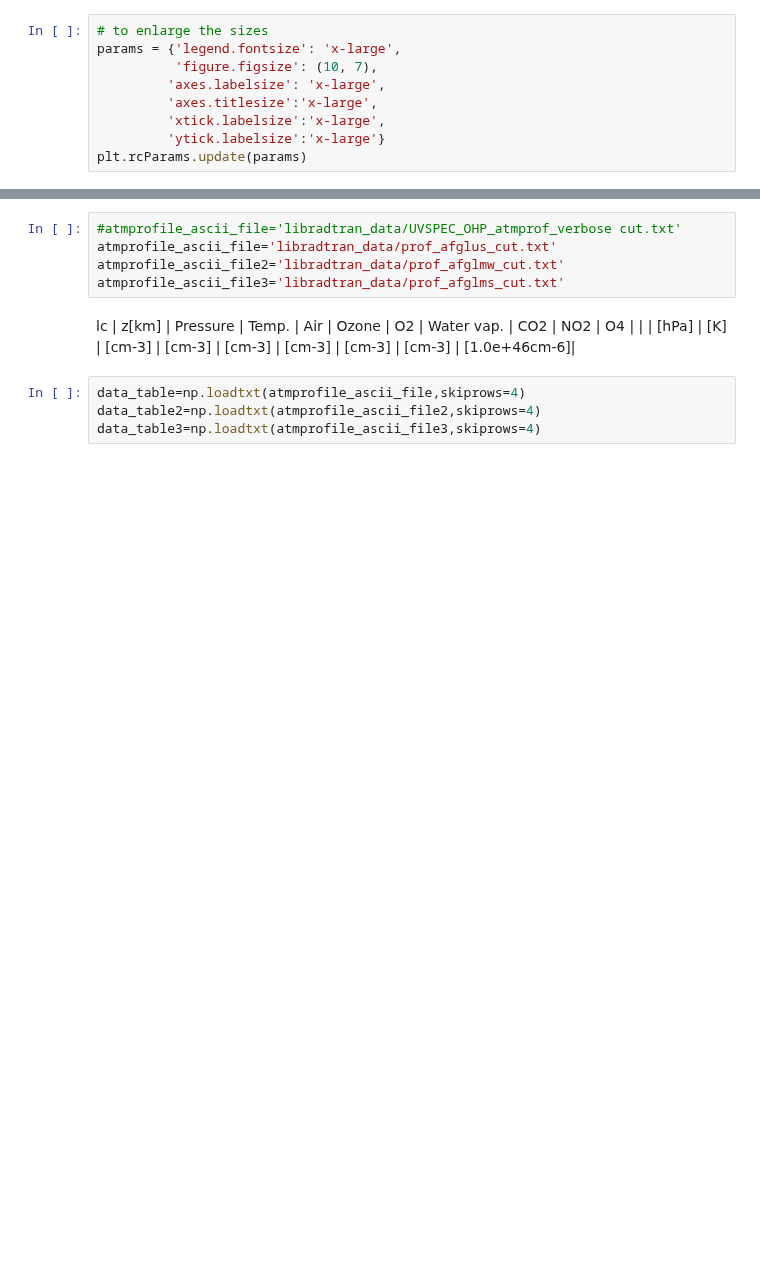
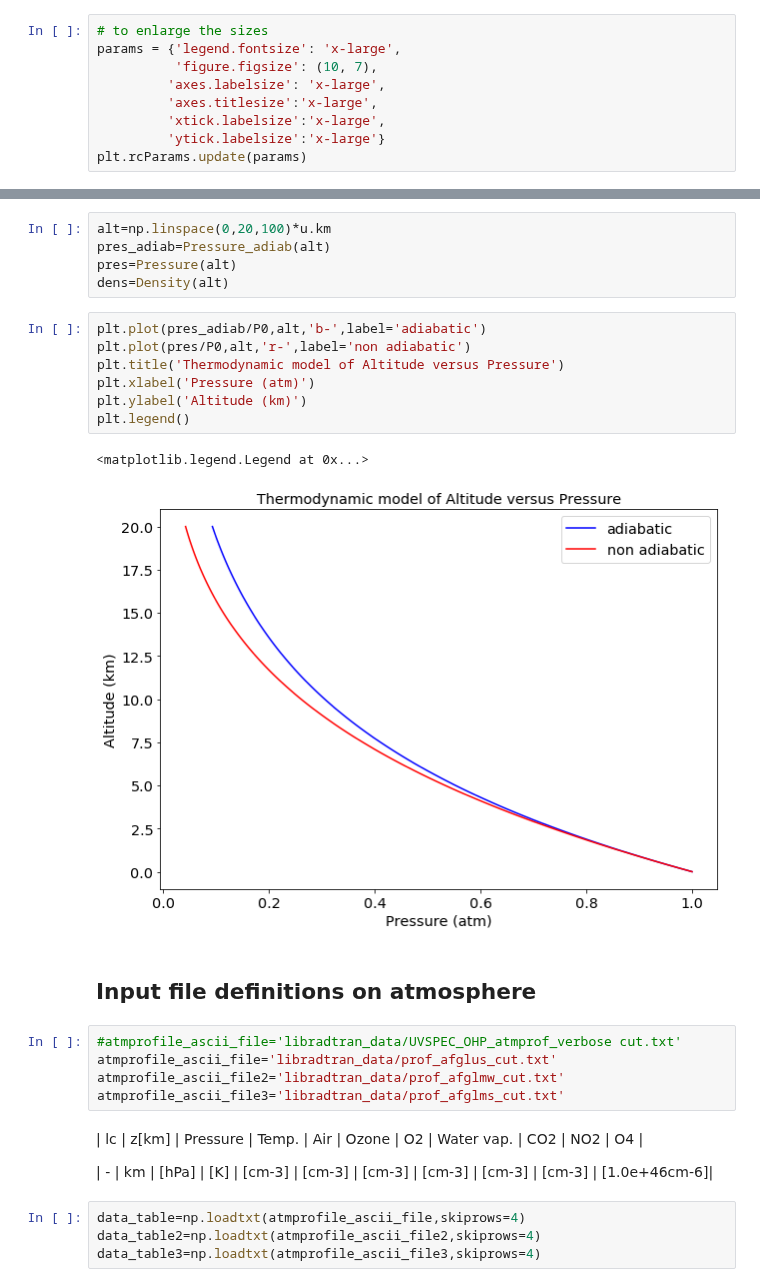
Before and after one commit to sylvielsstfr/PC5AtmStudies, a Jupyter notebook: OHP_Studies/atm_prof_OHP.ipynb, the cells around one changed output, grey strips where cells are left out. Drawn from its saved outputs; the diff is of its cells as text; blank space fills up the shorter version.

```diff
--- a/OHP_Studies/atm_prof_OHP.ipynb
+++ b/OHP_Studies/atm_prof_OHP.ipynb
@@ -31,11 +75,29 @@ plt.rcParams.update(params)
+# %%
+alt=np.linspace(0,20,100)*u.km
+pres_adiab=Pressure_adiab(alt)
+pres=Pressure(alt)
+dens=Density(alt)
+# %%
+plt.plot(pres_adiab/P0,alt,'b-',label='adiabatic')
+plt.plot(pres/P0,alt,'r-',label='non adiabatic')
+plt.title('Thermodynamic model of Altitude versus Pressure')
+plt.xlabel('Pressure (atm)')
+plt.ylabel('Altitude (km)')
+plt.legend()
+# %% [output]
+<matplotlib.legend.Legend at 0x...>
+[figure, added]
+# %% [markdown]
+## Input file definitions on atmosphere
 # %%
 #atmprofile_ascii_file='libradtran_data/UVSPEC_OHP_atmprof_verbose cut.txt'
 atmprofile_ascii_file='libradtran_data/prof_afglus_cut.txt'
 atmprofile_ascii_file2='libradtran_data/prof_afglmw_cut.txt'
 atmprofile_ascii_file3='libradtran_data/prof_afglms_cut.txt'
 # %% [markdown]
-lc |  z[km]  |  Pressure  | Temp.  |    Air      |   Ozone     |     O2      | Water vap.  |    CO2      |    NO2      |      O4      |
-     |         |   [hPa]    |  [K]   |   [cm-3]    |   [cm-3]    |   [cm-3]    |   [cm-3]    |   [cm-3]    |   [cm-3]    | [1.0e+46cm-6]|
+| lc |  z[km]  |  Pressure  | Temp.  |    Air      |   Ozone     |     O2      | Water vap.  |    CO2      |    NO2      |      O4      |
+
+|  -   |   km      |   [hPa]    |  [K]   |   [cm-3]    |   [cm-3]    |   [cm-3]    |   [cm-3]    |   [cm-3]    |   [cm-3]    | [1.0e+46cm-6]|
 # %%
 data_table=np.loadtxt(atmprofile_ascii_file,skiprows=4)
 data_table2=np.loadtxt(atmprofile_ascii_file2,skiprows=4)
```
Also changed, not shown: parts of 37 cells of this notebook, 1 other file.
